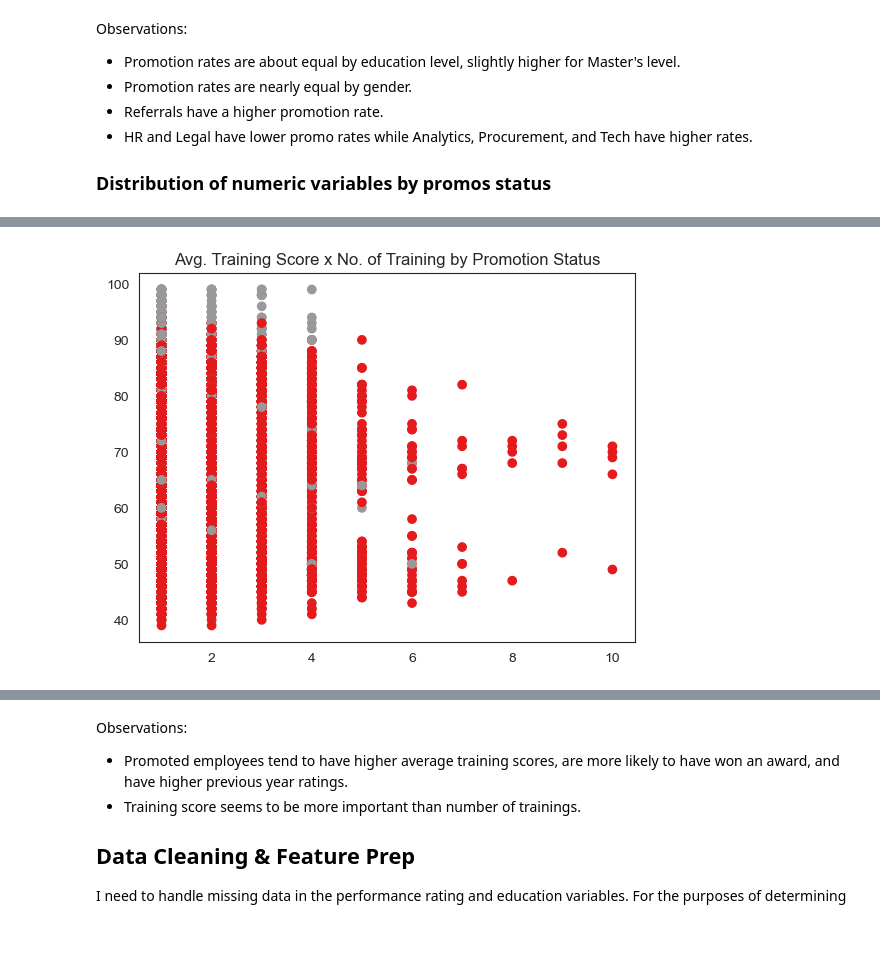
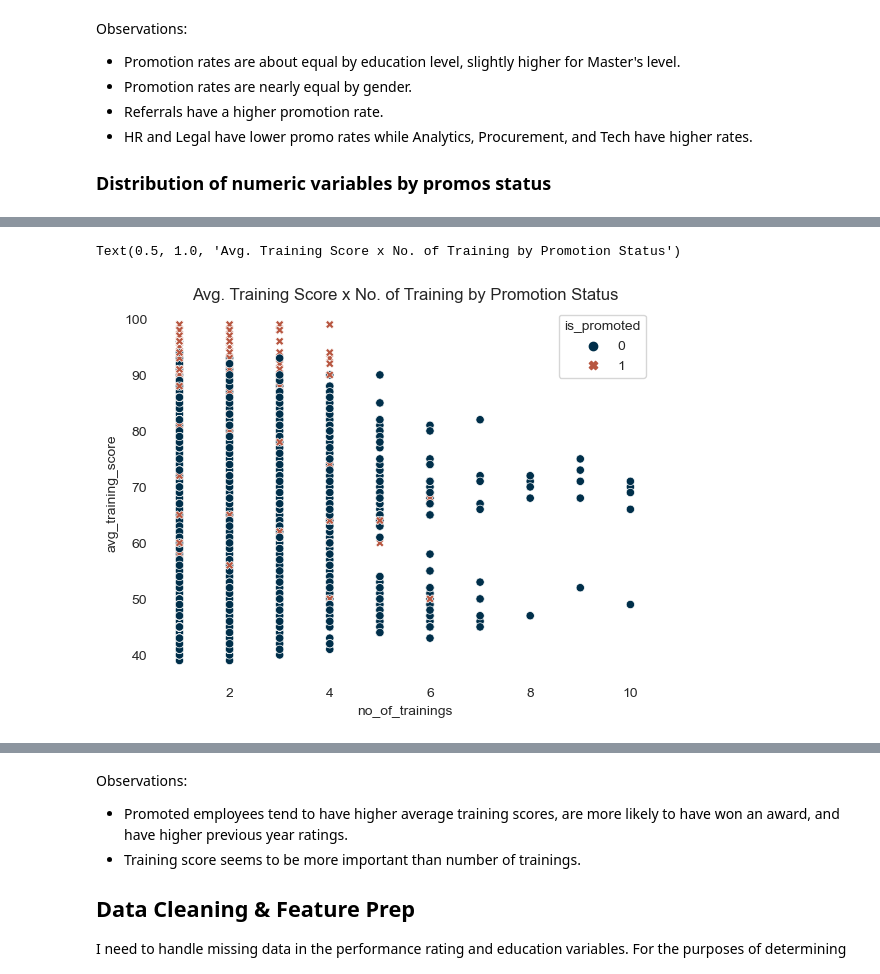
Before and after one commit to mlpost/Data-Projects, a Jupyter notebook: Kaggle HR Analytics/Predicting Promotions/predictingPromos.ipynb, the cells around one changed output, grey strips where cells are left out. Saved outputs shown, nothing was run; the diff lists cells and outputs as text; code cells hidden in the pictures; blank space fills up the shorter version.

```diff
--- a/Kaggle HR Analytics/Predicting Promotions/predictingPromos.ipynb
+++ b/Kaggle HR Analytics/Predicting Promotions/predictingPromos.ipynb
@@ -245,6 +227,13 @@ Name: department, dtype: int64
 #drop unnecessary columns: region (there are A LOT of them) and employee id
 train.drop(['region', 'employee_id'], axis = 1, inplace = True)
 test.drop(['region', 'employee_id'], axis = 1, inplace = True)
+# %%
+#indicate missing data
+train['has_rating'] = train['previous_year_rating'].apply(lambda x: 0 if pd.isnull(x) else 1)
+train['has_education'] = train['education'].apply(lambda x: 0 if pd.isnull(x) else 1)
+
+test['has_rating'] = test['previous_year_rating'].apply(lambda x: 0 if pd.isnull(x) else 1)
+test['has_education'] = test['education'].apply(lambda x: 0 if pd.isnull(x) else 1)
 # %% [markdown]
 ## EDA
 # %%
@@ -328,6 +322,11 @@ for col in target_num_cols:
 # %%
-plt.scatter(train['no_of_trainings'], train['avg_training_score'], c=train['is_promoted'], cmap='Set1')
+ax = sns.scatterplot(data=train, x='no_of_trainings', y='avg_training_score', hue = 'is_promoted', style = 'is_promoted')
 plt.title('Avg. Training Score x No. of Training by Promotion Status')
-plt.show();
+ax.spines['top'].set_visible(False)
+ax.spines['right'].set_visible(False)
+ax.spines['bottom'].set_visible(False)
+ax.spines['left'].set_visible(False)
+plt.show()
 # %% [output]
+Text(0.5, 1.0, 'Avg. Training Score x No. of Training by Promotion Status')
-[figure, old version]
+[figure, new version]
```
Also changed, not shown: parts of 17 cells of this notebook.
